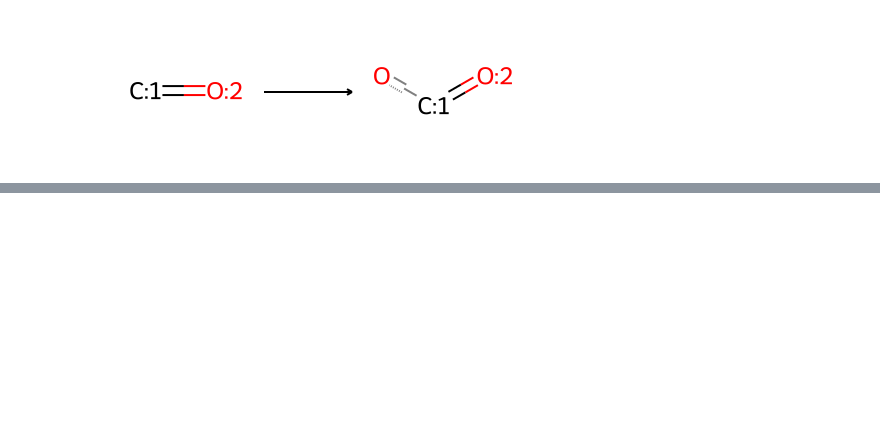
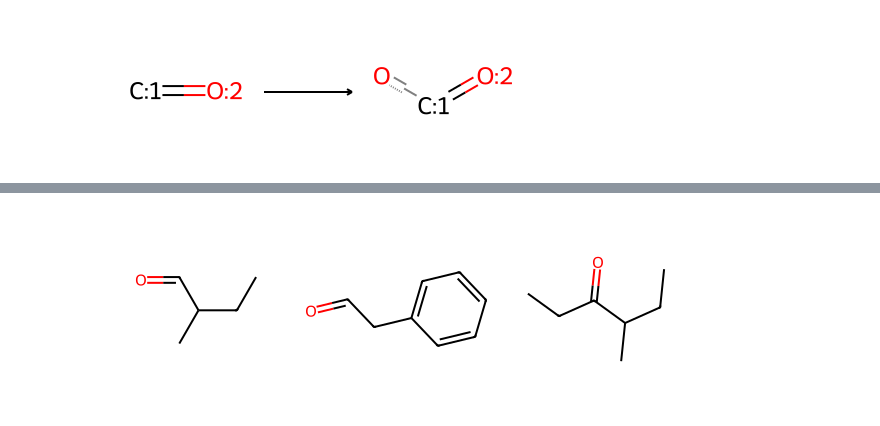
Before and after one commit to ganesh7shahane/useful_cheminformatics, a Jupyter notebook: 10_Reaction_Enumeration.ipynb, the cells around one changed output, grey strips where cells are left out. Drawn from its saved outputs; the diff is of its cells as text; code cells hidden in the pictures; blank space fills up the shorter version.

```diff
--- a/10_Reaction_Enumeration.ipynb
+++ b/10_Reaction_Enumeration.ipynb
@@ -15,0 +35,8 @@ rxn
+# %%
+# Define the reactant building blocks (amines)
+reactants = ["O=CC(CC)C", "O=CCc1ccccc1", "C(=O)(C(CC)C)CC"]
+reactants = [Chem.MolFromSmiles(smi) for smi in reactants]
+
+Chem.Draw.MolsToGridImage(reactants)
+# %% [output]
+[figure, added]
```
Also changed, not shown: parts of 28 cells of this notebook, 4 other files.
